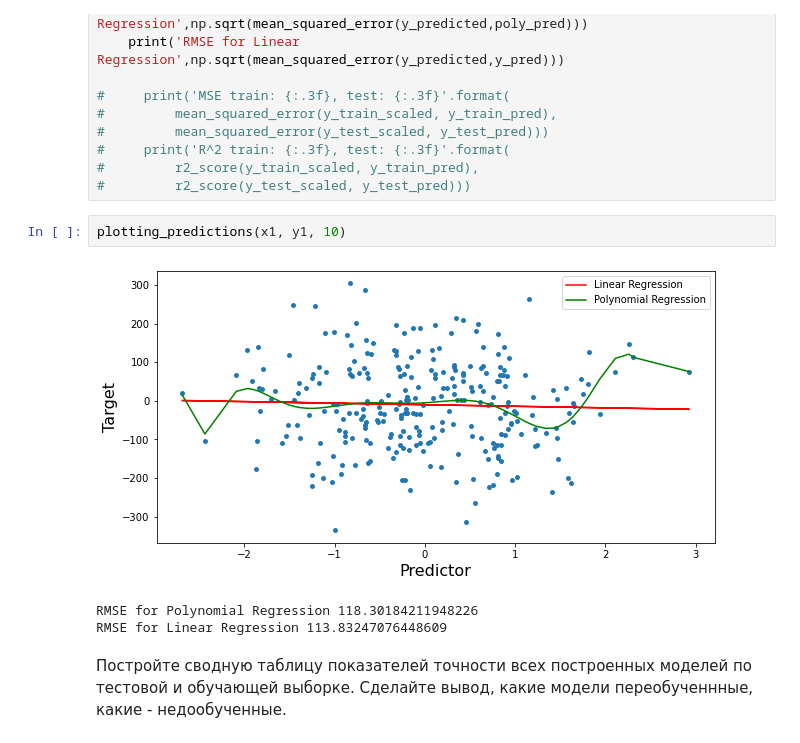
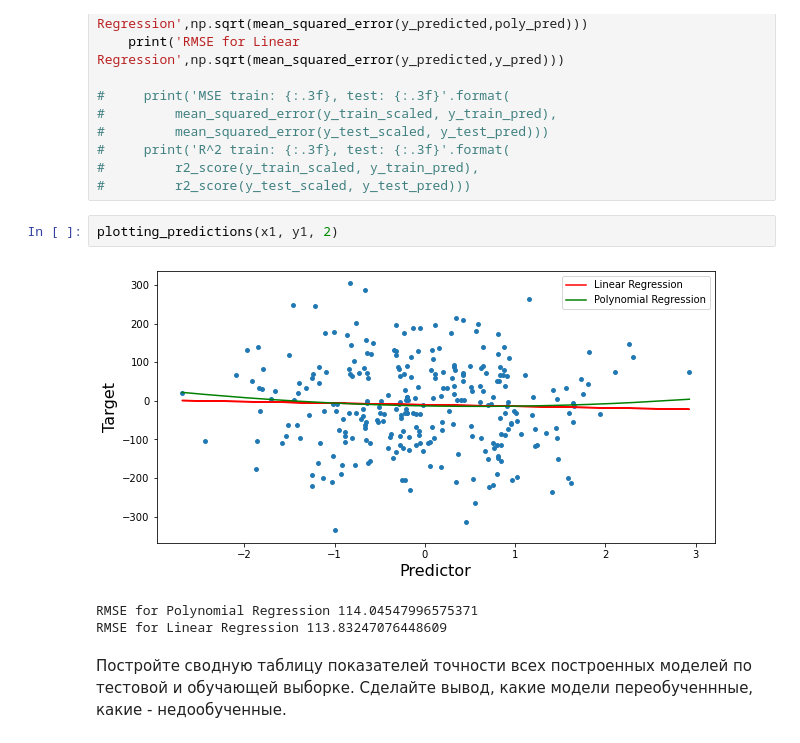
Before and after one commit to kiripcha/Financial-University-under-the-Government-of-the-Russian-Federation, a Jupyter notebook: ML/ML1.2_regression/ML1.2.ipynb, the cells around one changed output. Saved outputs shown, nothing was run; the diff lists cells and outputs as text.

```diff
--- a/ML/ML1.2_regression/ML1.2.ipynb
+++ b/ML/ML1.2_regression/ML1.2.ipynb
@@ -215,10 +248,10 @@ def plotting_predictions(x_predicted, y_predicted, degree):
 #         r2_score(y_train_scaled, y_train_pred),
 #         r2_score(y_test_scaled, y_test_pred)))
 # %%
-plotting_predictions(x1, y1, 10)
+plotting_predictions(x1, y1, 2)
 # %% [output]
-[figure, old version]
+[figure, new version]
-RMSE for Polynomial Regression 118.30184211948226
+RMSE for Polynomial Regression 114.04547996575371
 RMSE for Linear Regression 113.83247076448609
 # %% [markdown]
 Постройте сводную таблицу показателей точности всех построенных моделей по тестовой и обучающей выборке. Сделайте вывод, какие модели переобученнные, какие - недообученные.
```
Also changed, not shown: parts of 12 cells of this notebook.
